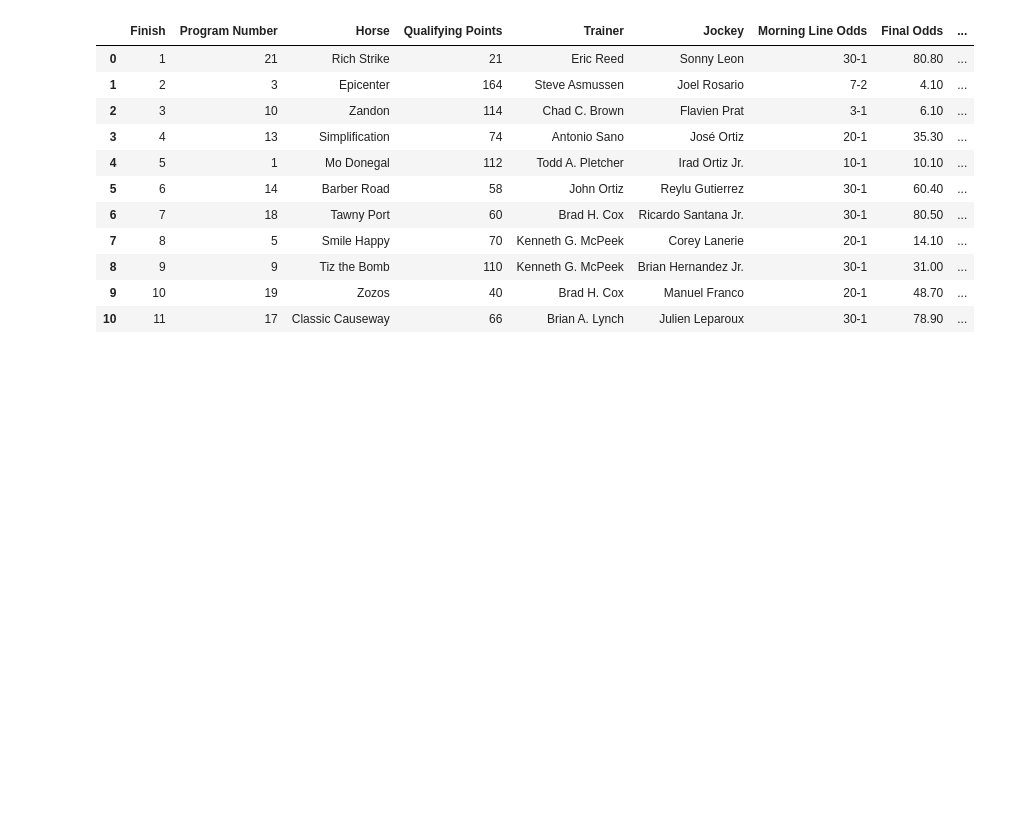
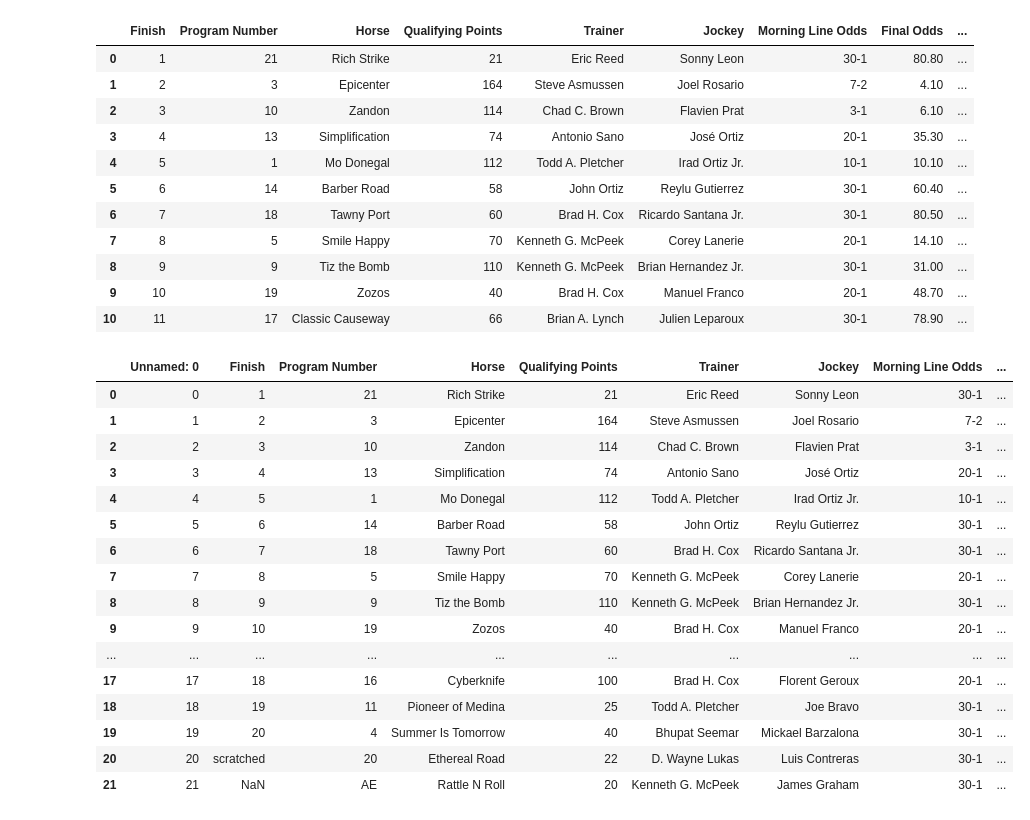
Before and after one commit to GeorgieH20/CSC221-gmhopkins-GroupProject, a Jupyter notebook: CSC221-gmhopkins-GroupProject.ipynb, the cells around one changed output. Saved outputs shown, nothing was run; the diff lists cells and outputs as text; code cells hidden in the pictures; blank space fills up the shorter version.

```diff
--- a/CSC221-gmhopkins-GroupProject.ipynb
+++ b/CSC221-gmhopkins-GroupProject.ipynb
@@ -115,0 +121,22 @@ df.head(11)
+# %%
+#cols = ['Finish', 'Program Number', 'Horse', 'Qualifying Points', 'Trainer', 'Jockey', 'Morning Line Odds', 'Final Odds', 'Margin', 'Winnging']
+DF_KD = pd.read_csv('CSC221-webscrape-data.csv')
+DF_KD
+# %% [output]
+|  | Unnamed: 0 | Finish | Program Number | Horse | Qualifying Points | Trainer | Jockey | Morning Line Odds | ... |
+| 0 | 0 | 1 | 21 | Rich Strike | 21 | Eric Reed | Sonny Leon | 30-1 | ... |
+| 1 | 1 | 2 | 3 | Epicenter | 164 | Steve Asmussen | Joel Rosario | 7-2 | ... |
+| 2 | 2 | 3 | 10 | Zandon | 114 | Chad C. Brown | Flavien Prat | 3-1 | ... |
+| 3 | 3 | 4 | 13 | Simplification | 74 | Antonio Sano | José Ortiz | 20-1 | ... |
+| 4 | 4 | 5 | 1 | Mo Donegal | 112 | Todd A. Pletcher | Irad Ortiz Jr. | 10-1 | ... |
+| 5 | 5 | 6 | 14 | Barber Road | 58 | John Ortiz | Reylu Gutierrez | 30-1 | ... |
+| 6 | 6 | 7 | 18 | Tawny Port | 60 | Brad H. Cox | Ricardo Santana Jr. | 30-1 | ... |
+| 7 | 7 | 8 | 5 | Smile Happy | 70 | Kenneth G. McPeek | Corey Lanerie | 20-1 | ... |
+| 8 | 8 | 9 | 9 | Tiz the Bomb | 110 | Kenneth G. McPeek | Brian Hernandez Jr. | 30-1 | ... |
+| 9 | 9 | 10 | 19 | Zozos | 40 | Brad H. Cox | Manuel Franco | 20-1 | ... |
+| ... | ... | ... | ... | ... | ... | ... | ... | ... | ... |
+| 17 | 17 | 18 | 16 | Cyberknife | 100 | Brad H. Cox | Florent Geroux | 20-1 | ... |
+| 18 | 18 | 19 | 11 | Pioneer of Medina | 25 | Todd A. Pletcher | Joe Bravo | 30-1 | ... |
+| 19 | 19 | 20 | 4 | Summer Is Tomorrow | 40 | Bhupat Seemar | Mickael Barzalona | 30-1 | ... |
+| 20 | 20 | scratched | 20 | Ethereal Road | 22 | D. Wayne Lukas | Luis Contreras | 30-1 | ... |
+| 21 | 21 | NaN | AE | Rattle N Roll | 20 | Kenneth G. McPeek | James Graham | 30-1 | ... |
```
Also changed, not shown: parts of 2 cells of this notebook.
